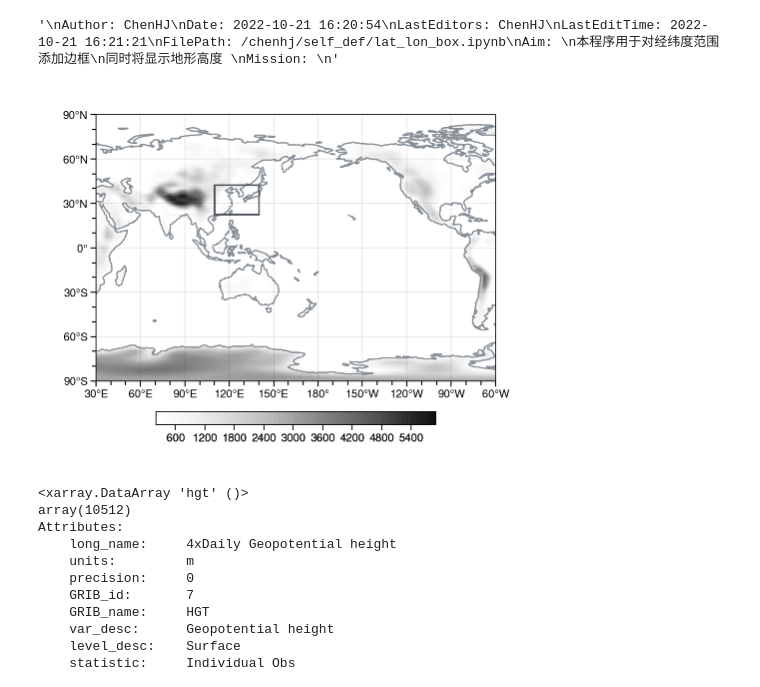
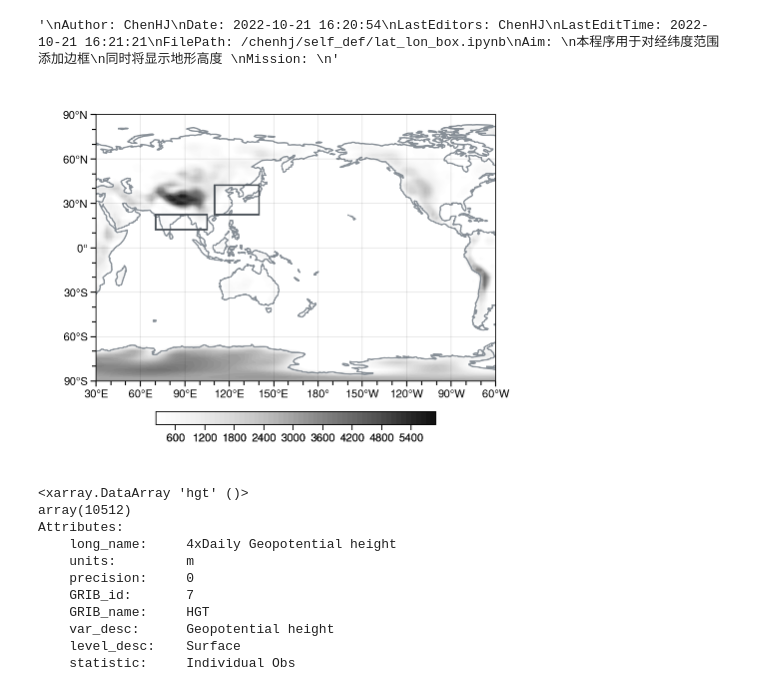
Before and after one commit to Hongjing0506/self_def, a Jupyter notebook: lat_lon_box.ipynb, the cells around one changed output. Saved outputs shown, nothing was run; the diff lists cells and outputs as text; code cells hidden in the pictures.

```diff
--- a/lat_lon_box.ipynb
+++ b/lat_lon_box.ipynb
@@ -51,43 +51,58 @@ hgt = fhgt['hgt'][0,:,:].drop('time')
 # mask = 1013.25*(1.0-hgt*0.0065/288.15)**5.25145
 # %%
 # plot the box
-box_N = 42.5
-box_S = 22.5
-box_W = 110
-box_E = 140
+
 
 cl = 180  # 设置地图投影的中心纬度
 proj = pplt.PlateCarree(central_longitude=cl)
 
 fig = pplt.figure(span=False, share=False, refwidth=4.0, wspace=4.0, hspace=3.5, outerpad=2.0)
 axs = fig.subplots(ncols=1, nrows=1, proj=proj)
 
 #   set the geo_ticks and map projection to the plots
 xticks = np.array([30, 60, 90, 120, 150, 180, 210, 240, 270, 300])
 yticks = np.arange(-90, 91, 30)  # 设置纬度刻度
 # 设置绘图的经纬度范围extents，其中前两个参数为经度的最小值和最大值，后两个数为纬度的最小值和最大值
 # 当想要显示的经纬度范围不是正好等于刻度显示范围时，对extents进行相应的修改即可
 extents = [xticks[0], xticks[1], yticks[0], yticks[1]]
 sepl.geo_ticks(axs, xticks, yticks, cl, extents, majorticklabelsize=8, latminorspace=10, coastlinewidth=1.0)
 # ===================================================
+box_N = 42.5
+box_S = 22.5
+box_W = 110
+box_E = 140
+
+
+x0 = box_W
+y0 = box_S
+width = box_E-box_W
+height = box_N-box_S
+sepl.patches(axs, x0 - cl, y0, width, height, proj, linestyle="-", linewidth=1.2)
+
+box_N = 22.5
+box_S = 12.5
+box_W = 70
+box_E = 105
+
+
 x0 = box_W
 y0 = box_S
 width = box_E-box_W
 height = box_N-box_S
 sepl.patches(axs, x0 - cl, y0, width, height, proj, linestyle="-", linewidth=1.2)
 
 con = axs[0].contourf(
     hgt,
     cmap="greys",
     cmap_kw={"right": 0.94},
     levels=np.arange(200,5901,100),
     zorder=0.8,
     )
 cb = fig.colorbar(con, loc="b", width=0.13, length=0.7, label="", ticklabelsize=8)
 
 fig.format(rc_kw={"grid": False, "reso": "lo", "figure.facecolor":"white", "font.large": 13})
 # %% [output]
-[figure, old version]
+[figure, new version]
 # %%
 # mask = 1013.25*(1.0-hgt*0.0065/288.15)**5.25145   #将地表位势高度转换为大气压值，从而可以进行判断，例如在画850hPa等高面图时，如果某一点上地表大气压值小于850hPa，则说明此处为陆地，需要mask
 # %% [output]
```
